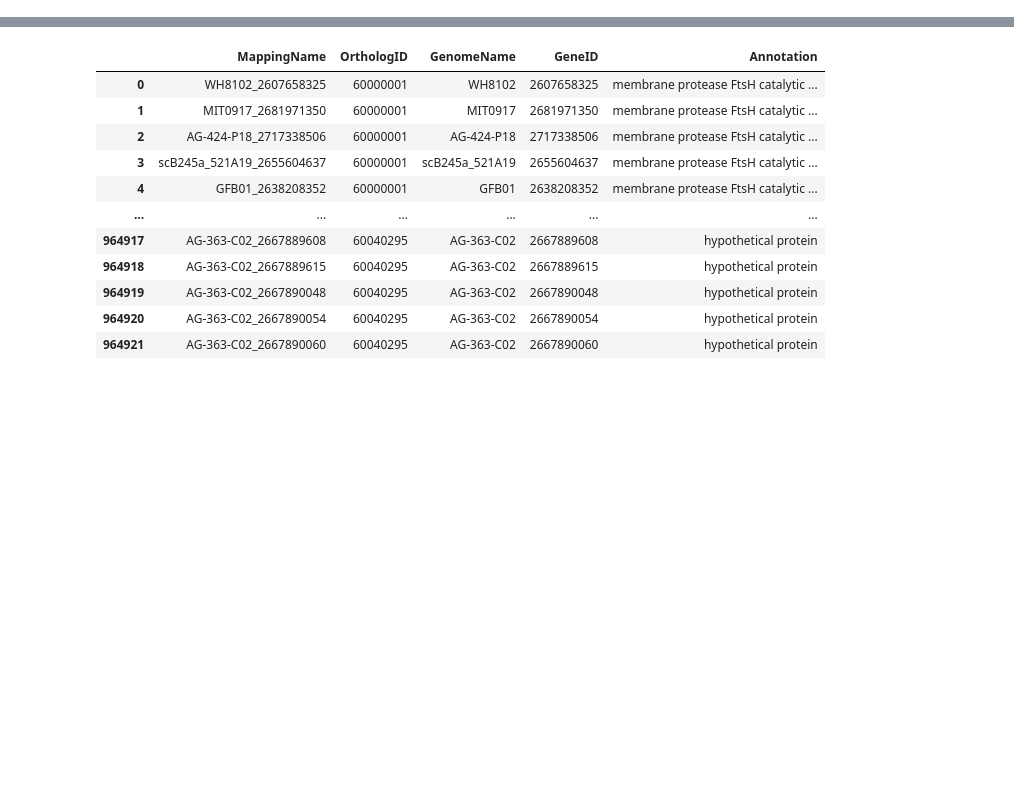
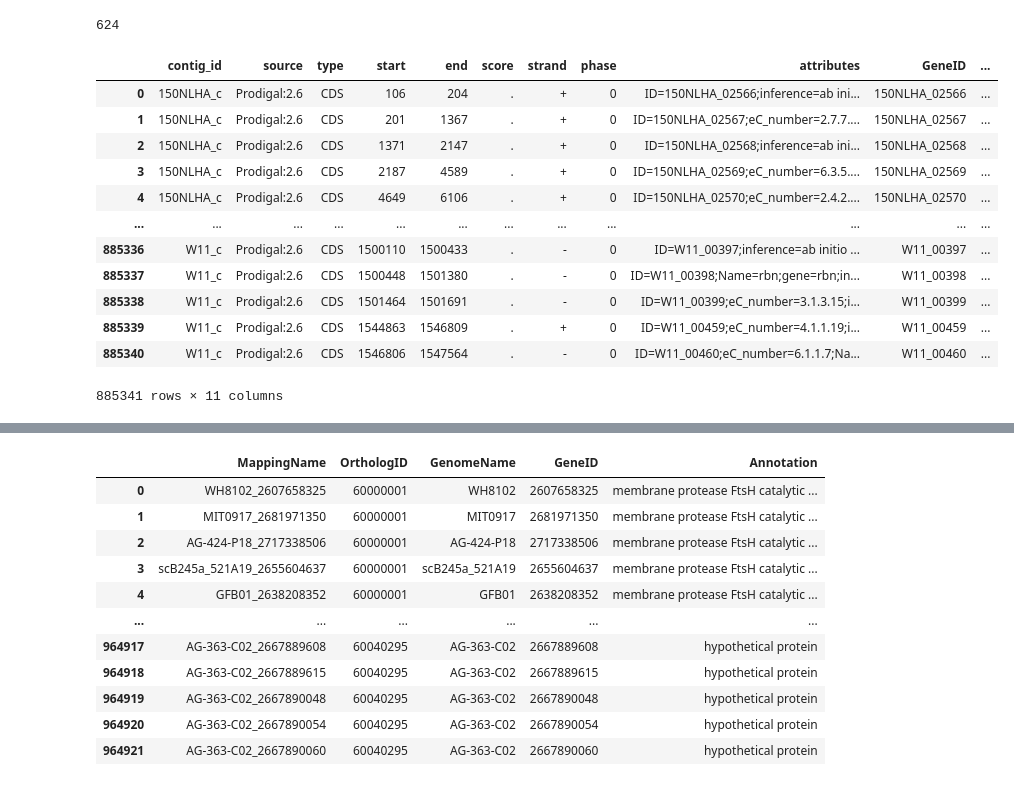
Before and after one commit to Jonahv11/cyano-serralysins, a Jupyter notebook: island-analysis/cycog_neighbors.ipynb, the cells around one changed output, grey strips where cells are left out. Saved outputs shown, nothing was run; the diff lists cells and outputs as text; code cells hidden in the pictures; blank space fills up the shorter version.

```diff
--- a/island-analysis/cycog_neighbors.ipynb
+++ b/island-analysis/cycog_neighbors.ipynb
@@ -12,0 +16,48 @@ cycogs_df = pd.read_csv(datapath3)
+# %%
+unique_values = set()
+with open(REF_sqrd, 'r') as file:
+    for line in file:
+        # Split the line by tab to get columns
+        columns = line.strip().split('\t')
+
+        # Check if the line has at least one column and if the first column contains "_c"
+        if len(columns) > 0:
+        # and "_c" in columns[0]:
+            unique_values.add(columns[0])
+
+# Print each unique value
+# for value in unique_values:
+#     print(value)
+print (len(unique_values))
+# %% [output]
+624
+# %%
+gff_df = pd.read_csv(
+    '../data/hackl_data/pro-623-allmaps.gff', sep='\t', header=None,
+    names=['contig_id', 'source', 'type', 'start', 'end', 'score', 'strand', 'phase', 'attributes']
+)
+# down-select to only concatenated contig scaffolds used for genomic island predictions
+gff_df = gff_df[gff_df.contig_id.isin(gi_locations_df.contig_id)]
+# strip out GeneID
+gff_df['GeneID'] = gff_df.attributes.str.split(';', n=1, expand=True)[0].str.strip('ID=')
+# drop gap features
+gff_df = gff_df[gff_df.type != 'gap'].reset_index(drop=True)
+# determine stranded start of sequence feature
+gff_df['StartNt'] = gff_df['start']
+gff_df.loc[gff_df.strand.eq('-'), 'StartNt'] = gff_df.loc[gff_df.strand.eq('-'), 'end']
+
+gff_df
+# %% [output]
+|  | contig_id | source | type | start | end | score | strand | phase | attributes | GeneID | ... |
+| 0 | 150NLHA_c | Prodigal:2.6 | CDS | 106 | 204 | . | + | 0 | ID=150NLHA_02566;inference=ab ini... | 150NLHA_02566 | ... |
+| 1 | 150NLHA_c | Prodigal:2.6 | CDS | 201 | 1367 | . | + | 0 | ID=150NLHA_02567;eC_number=2.7.7.... | 150NLHA_02567 | ... |
+| 2 | 150NLHA_c | Prodigal:2.6 | CDS | 1371 | 2147 | . | + | 0 | ID=150NLHA_02568;inference=ab ini... | 150NLHA_02568 | ... |
+| 3 | 150NLHA_c | Prodigal:2.6 | CDS | 2187 | 4589 | . | + | 0 | ID=150NLHA_02569;eC_number=6.3.5.... | 150NLHA_02569 | ... |
+| 4 | 150NLHA_c | Prodigal:2.6 | CDS | 4649 | 6106 | . | + | 0 | ID=150NLHA_02570;eC_number=2.4.2.... | 150NLHA_02570 | ... |
+| ... | ... | ... | ... | ... | ... | ... | ... | ... | ... | ... | ... |
+| 885336 | W11_c | Prodigal:2.6 | CDS | 1500110 | 1500433 | . | - | 0 | ID=W11_00397;inference=ab initio ... | W11_00397 | ... |
+| 885337 | W11_c | Prodigal:2.6 | CDS | 1500448 | 1501380 | . | - | 0 | ID=W11_00398;Name=rbn;gene=rbn;in... | W11_00398 | ... |
+| 885338 | W11_c | Prodigal:2.6 | CDS | 1501464 | 1501691 | . | - | 0 | ID=W11_00399;eC_number=3.1.3.15;i... | W11_00399 | ... |
+| 885339 | W11_c | Prodigal:2.6 | CDS | 1544863 | 1546809 | . | + | 0 | ID=W11_00459;eC_number=4.1.1.19;i... | W11_00459 | ... |
+| 885340 | W11_c | Prodigal:2.6 | CDS | 1546806 | 1547564 | . | - | 0 | ID=W11_00460;eC_number=6.1.1.7;Na... | W11_00460 | ... |
+885341 rows × 11 columns
```
Also changed, not shown: parts of 5 cells of this notebook.
